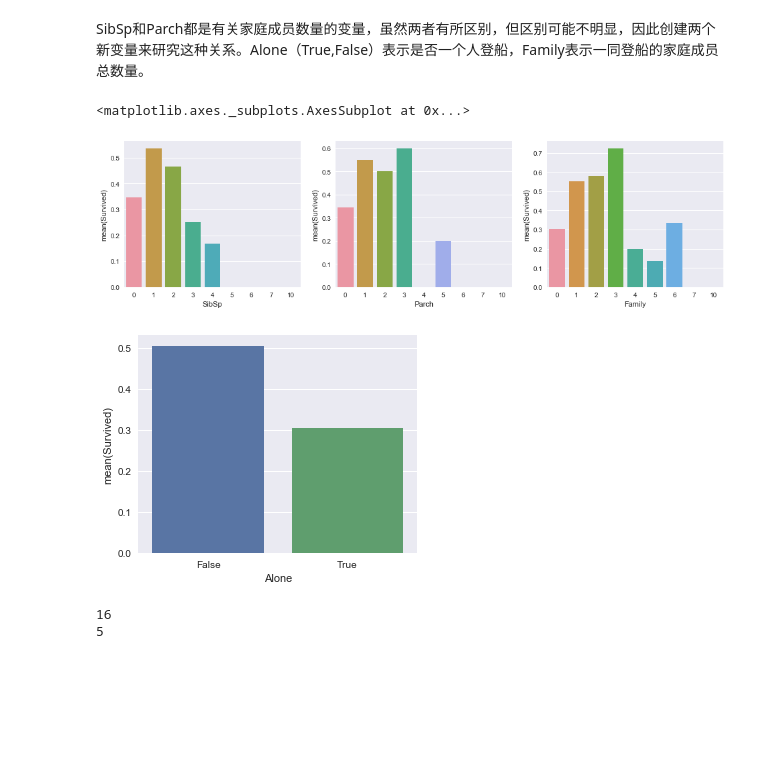
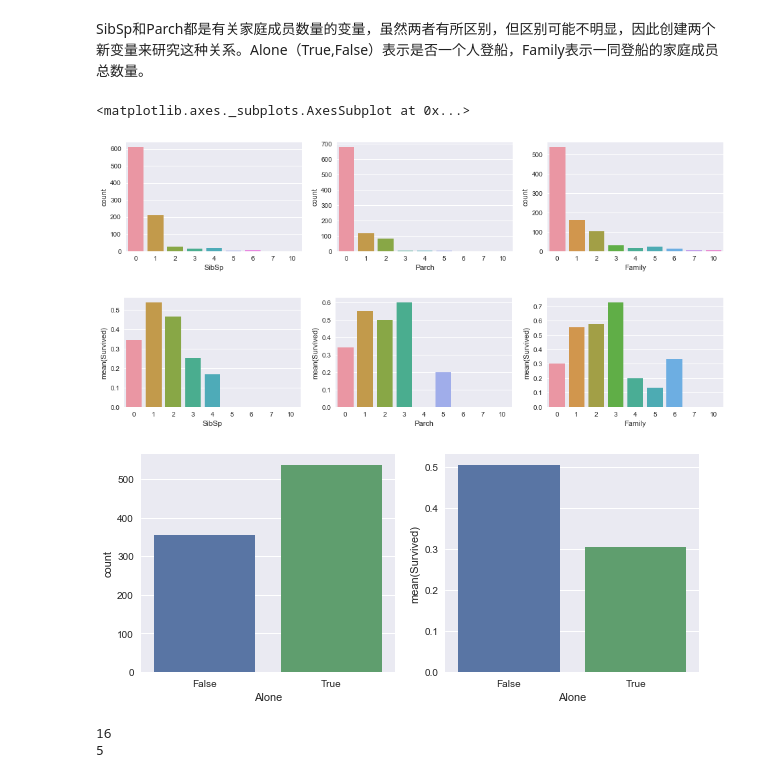
Before and after one commit to AntiEris/Data-analyst-project, a Jupyter notebook: P2_Titanic/P2_Titanic.ipynb, the cells around one changed output. Cells and saved outputs as stored; diff of their text form; code cells hidden in the pictures; blank space fills up the shorter version.

```diff
--- a/P2_Titanic/P2_Titanic.ipynb
+++ b/P2_Titanic/P2_Titanic.ipynb
@@ -282,0 +288,5 @@ facet.set(xlim=(0, 80))
+# %%
+bins = np.arange(0,80,15)
+tdata['Age_group'] = pd.cut(tdata['Age'], bins) #以15岁为区间划分年龄层，75岁以上只有一人，因此不影响整体结果。
+byage = tdata[['Age_group','Survived']].groupby(['Age_group'],as_index = False).mean()
+byage
@@ -315,17 +327,23 @@ ParchS = tdata[['Parch','Survived']].groupby(['Parch'],as_index = False).mean()
 AloneS = tdata[['Alone','Survived']].groupby(['Alone'],as_index = False).mean()
 FamilyS = tdata[['Family','Survived']].groupby(['Family'],as_index = False).mean()
 # %%
-#plots
-fig,(axis1,axis2, axis3) = plt.subplots(1,3,sharex = True, figsize = (16,4))
+#plots：Sibsp、Parch、family三个变量的人数与生存率的关系
+fig,(axis1,axis2, axis3) = plt.subplots(1,3,sharex = True, figsize = (16,3)) #三个变量人数图形
+sns.countplot(x = 'SibSp', data = tdata, ax = axis1)
+sns.countplot(x = 'Parch', data = tdata, ax = axis2)
+sns.countplot(x = 'Family', data = tdata, ax = axis3)
+fig,(axis1,axis2, axis3) = plt.subplots(1,3,sharex = True, figsize = (16,3)) #三个变量与生存率关系图
 sns.barplot(x = 'SibSp', y = 'Survived', data = SibspS, ax = axis1)
 sns.barplot(x = 'Parch', y = 'Survived', data = ParchS, ax = axis2)
 sns.barplot(x = 'Family', y = 'Survived', data = FamilyS, ax = axis3)
-fig,(axis1) = plt.subplots(1,1,sharex = True, figsize = (5,4))
-sns.barplot(x = 'Alone', y = 'Survived',data = AloneS)
+fig,(axis1,axis2) = plt.subplots(1,2,sharex = True, figsize = (10,4))
+sns.countplot(x = 'Alone', data = tdata, ax = axis1) #独自旅行与否的人数图
+sns.barplot(x = 'Alone', y = 'Survived',data = AloneS)#是否独自旅行与生存率关系
 # %% [output]
 <matplotlib.axes._subplots.AxesSubplot at 0x...>
-[figure, old version]
+[figure, new version]
-[figure, old version]
+[figure, new version]
+[figure, added]
 # %%
 print (tdata["SibSp"] == 3).sum() # 检查SibSp = 3的样本数量
 print (tdata['Parch'] == 3).sum() # 检查Parch = 3的样本数量
```
Also changed, not shown: parts of 28 cells of this notebook.
